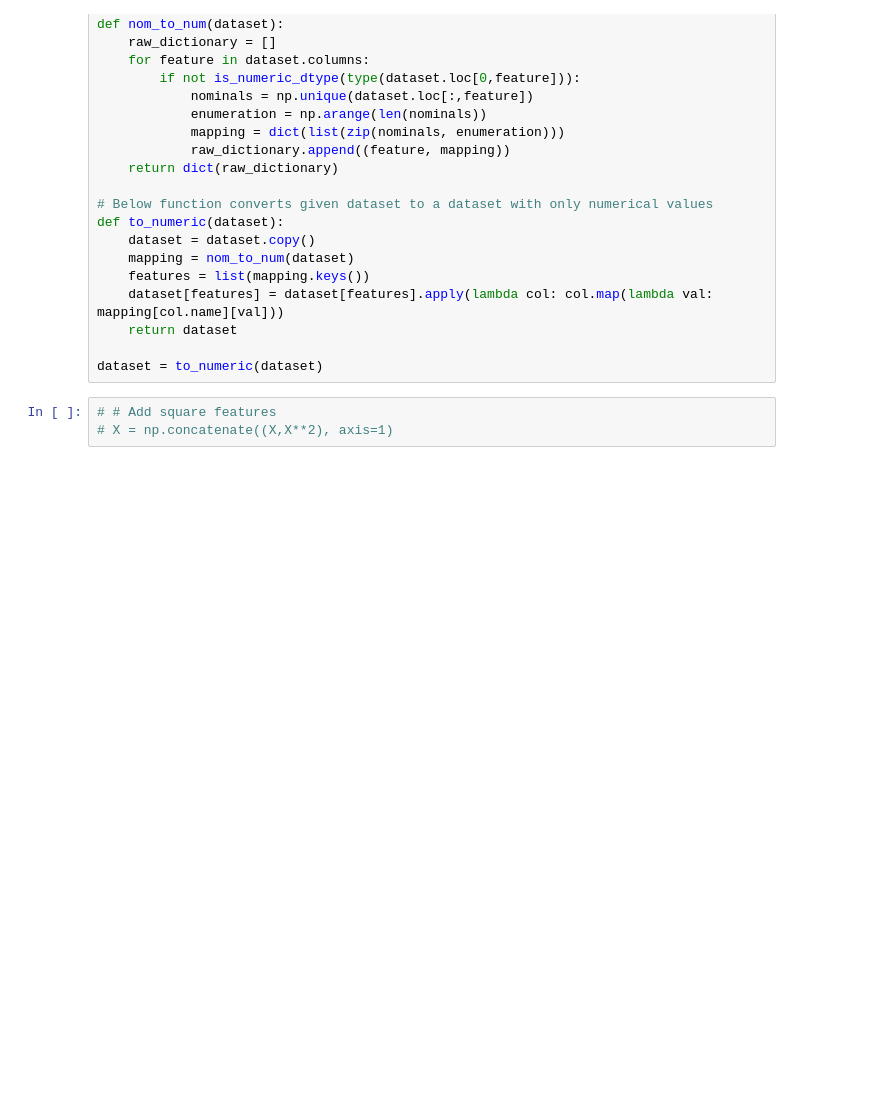
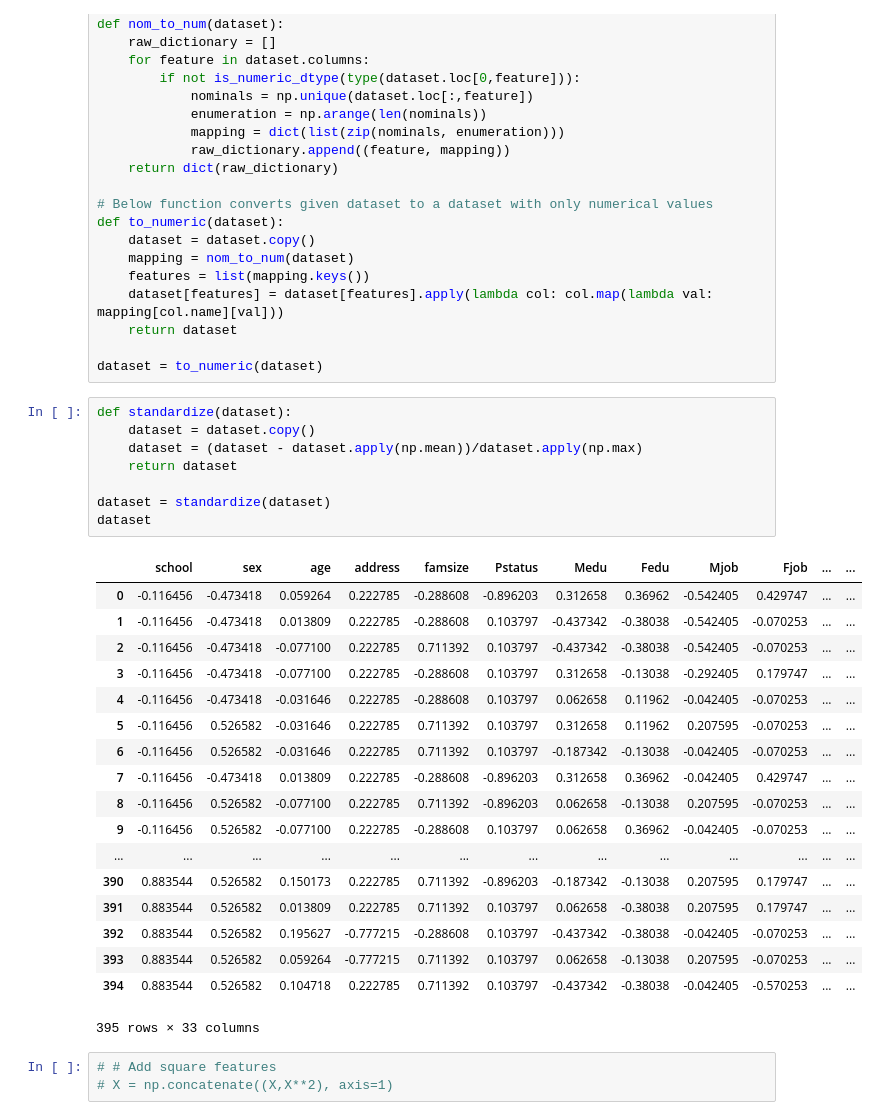
Before and after one commit to JanKapala/MLvariety, a Jupyter notebook: notebooks/LinearRegression.ipynb, the cells around one changed output. Cells and saved outputs as stored; diff of their text form; blank space fills up the shorter version.

```diff
--- a/notebooks/LinearRegression.ipynb
+++ b/notebooks/LinearRegression.ipynb
@@ -49,6 +49,33 @@ def to_numeric(dataset):
     return dataset
 
 dataset = to_numeric(dataset)
+# %%
+def standardize(dataset):
+    dataset = dataset.copy()
+    dataset = (dataset - dataset.apply(np.mean))/dataset.apply(np.max)
+    return dataset
+
+dataset = standardize(dataset)
+dataset
+# %% [output]
+|  | school | sex | age | address | famsize | Pstatus | Medu | Fedu | Mjob | Fjob | ... | ... |
+| 0 | -0.116456 | -0.473418 | 0.059264 | 0.222785 | -0.288608 | -0.896203 | 0.312658 | 0.36962 | -0.542405 | 0.429747 | ... | ... |
+| 1 | -0.116456 | -0.473418 | 0.013809 | 0.222785 | -0.288608 | 0.103797 | -0.437342 | -0.38038 | -0.542405 | -0.070253 | ... | ... |
+| 2 | -0.116456 | -0.473418 | -0.077100 | 0.222785 | 0.711392 | 0.103797 | -0.437342 | -0.38038 | -0.542405 | -0.070253 | ... | ... |
+| 3 | -0.116456 | -0.473418 | -0.077100 | 0.222785 | -0.288608 | 0.103797 | 0.312658 | -0.13038 | -0.292405 | 0.179747 | ... | ... |
+| 4 | -0.116456 | -0.473418 | -0.031646 | 0.222785 | -0.288608 | 0.103797 | 0.062658 | 0.11962 | -0.042405 | -0.070253 | ... | ... |
+| 5 | -0.116456 | 0.526582 | -0.031646 | 0.222785 | 0.711392 | 0.103797 | 0.312658 | 0.11962 | 0.207595 | -0.070253 | ... | ... |
+| 6 | -0.116456 | 0.526582 | -0.031646 | 0.222785 | 0.711392 | 0.103797 | -0.187342 | -0.13038 | -0.042405 | -0.070253 | ... | ... |
+| 7 | -0.116456 | -0.473418 | 0.013809 | 0.222785 | -0.288608 | -0.896203 | 0.312658 | 0.36962 | -0.042405 | 0.429747 | ... | ... |
+| 8 | -0.116456 | 0.526582 | -0.077100 | 0.222785 | 0.711392 | -0.896203 | 0.062658 | -0.13038 | 0.207595 | -0.070253 | ... | ... |
+| 9 | -0.116456 | 0.526582 | -0.077100 | 0.222785 | -0.288608 | 0.103797 | 0.062658 | 0.36962 | -0.042405 | -0.070253 | ... | ... |
+| ... | ... | ... | ... | ... | ... | ... | ... | ... | ... | ... | ... | ... |
+| 390 | 0.883544 | 0.526582 | 0.150173 | 0.222785 | 0.711392 | -0.896203 | -0.187342 | -0.13038 | 0.207595 | 0.179747 | ... | ... |
+| 391 | 0.883544 | 0.526582 | 0.013809 | 0.222785 | 0.711392 | 0.103797 | 0.062658 | -0.38038 | 0.207595 | 0.179747 | ... | ... |
+| 392 | 0.883544 | 0.526582 | 0.195627 | -0.777215 | -0.288608 | 0.103797 | -0.437342 | -0.38038 | -0.042405 | -0.070253 | ... | ... |
+| 393 | 0.883544 | 0.526582 | 0.059264 | -0.777215 | 0.711392 | 0.103797 | 0.062658 | -0.13038 | 0.207595 | -0.070253 | ... | ... |
+| 394 | 0.883544 | 0.526582 | 0.104718 | 0.222785 | 0.711392 | 0.103797 | -0.437342 | -0.38038 | -0.042405 | -0.570253 | ... | ... |
+395 rows × 33 columns
 # %%
 # # Add square features
 # X = np.concatenate((X,X**2), axis=1)
```
